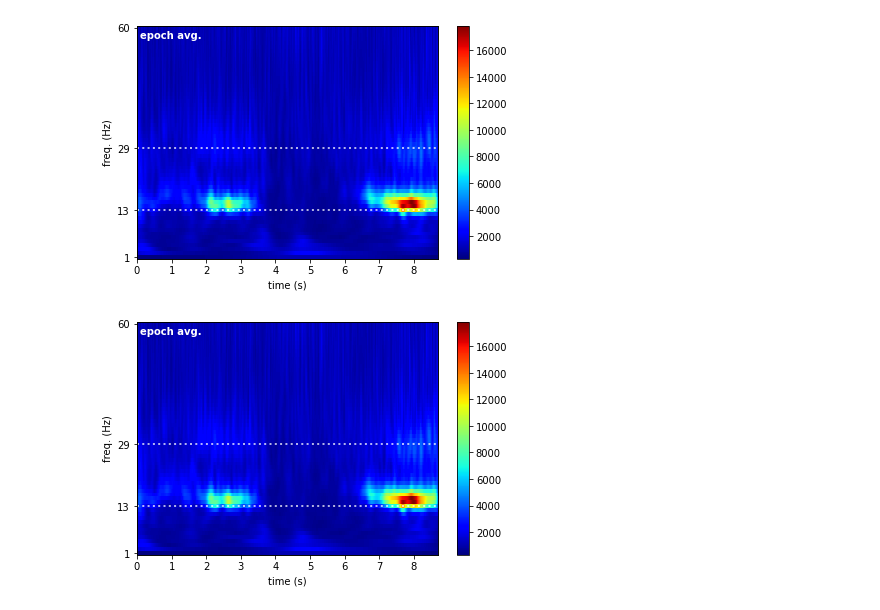
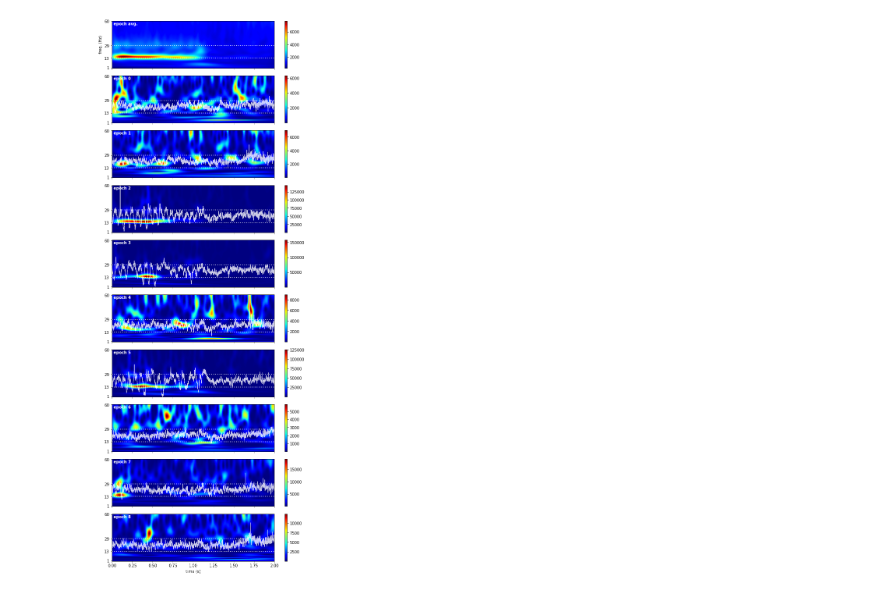
Before and after one commit to ntolley/SEE_decoding, a Jupyter notebook: notebooks/load_lfp.ipynb, the cells around one changed output. Saved outputs shown, nothing was run; the diff lists cells and outputs as text; code cells hidden in the pictures.

```diff
--- a/notebooks/load_lfp.ipynb
+++ b/notebooks/load_lfp.ipynb
@@ -22,16 +22,22 @@ fpath = '../data/SPK20220308/task_data/SPKRH20220308_CB1_quiver4toyPKPK4Rotation
 lfp_data_raw, lfp_times_raw = lfp_functions.load_ns6_analog(fpath, downsample_rate, from_ns6=False, save=False, channel_step=2)
 # %%
 tgtON = ev_ex['tgtON_C'][0][0][0]
+gocON = ev_ex['gocON_C'][0][0][0]
+stmv = ev_ex['stmv_C'][0][0][0]
 endhold = ev_ex['endhold_C'][0][0][0]
 
-max_time = np.max(endhold - tgtON)
+st_offset = -1 # seconds
+max_time = 2 # seconds
 max_samples = int(max_time * samp_freq)
 channel_idx = 50
 
+event_ts = gocON
 lfp_data_list = list()
-for tstart in tgtON:
+for event_time in event_ts:
+    tstart = event_time + st_offset
     start_idx = np.argmin(np.abs(lfp_times_raw - tstart))
     stop_idx = start_idx + max_samples
+
     lfp_data_list.append(lfp_data_raw[channel_idx, start_idx:stop_idx])
 
 lfp_data = np.stack(lfp_data_list)
@@ -50,10 +49,4 @@ event_band = [13, 29]  # beta band (Hz)
 thresh_FOM = 6.0  # factor-of-the-median threshold
 # %%
 times = np.linspace(0, lfp_data.shape[1] / samp_freq, lfp_data.shape[1])
-tfrs = se.tfr(lfp_data[:50,:], freqs, samp_freq)
+tfrs = se.tfr(lfp_data[:,:], freqs, samp_freq)
-# %%
-se.plot_avg_spectrogram(tfr=tfrs, times=times, freqs=freqs,
-                              event_band=event_band, )
-# %% [output]
-[figure, removed]
-[figure, removed]
@@ -60,3 +55,16 @@ se.plot_avg_spectrogram(tfr=tfrs, times=times, freqs=freqs,
+# %%
+example_trials = [0,1,2,3,4,5,6,7,8]
+#vlim = [0, 7.5e-17]
+
+fig = se.plot_avg_spectrogram(tfr=tfrs,
+                              times=times,
+                              freqs=freqs,
+                              event_band=event_band,
+                              timeseries=lfp_data,
+                              example_epochs=example_trials,
+                              figsize=(8,20))
+# %% [output]
+[figure, added]
 # %%
 spec_events = se.find_events(tfr=tfrs, times=times, freqs=freqs,
                              event_band=event_band, threshold_FOM=thresh_FOM)
```
Also changed, not shown: parts of 7 cells of this notebook.
